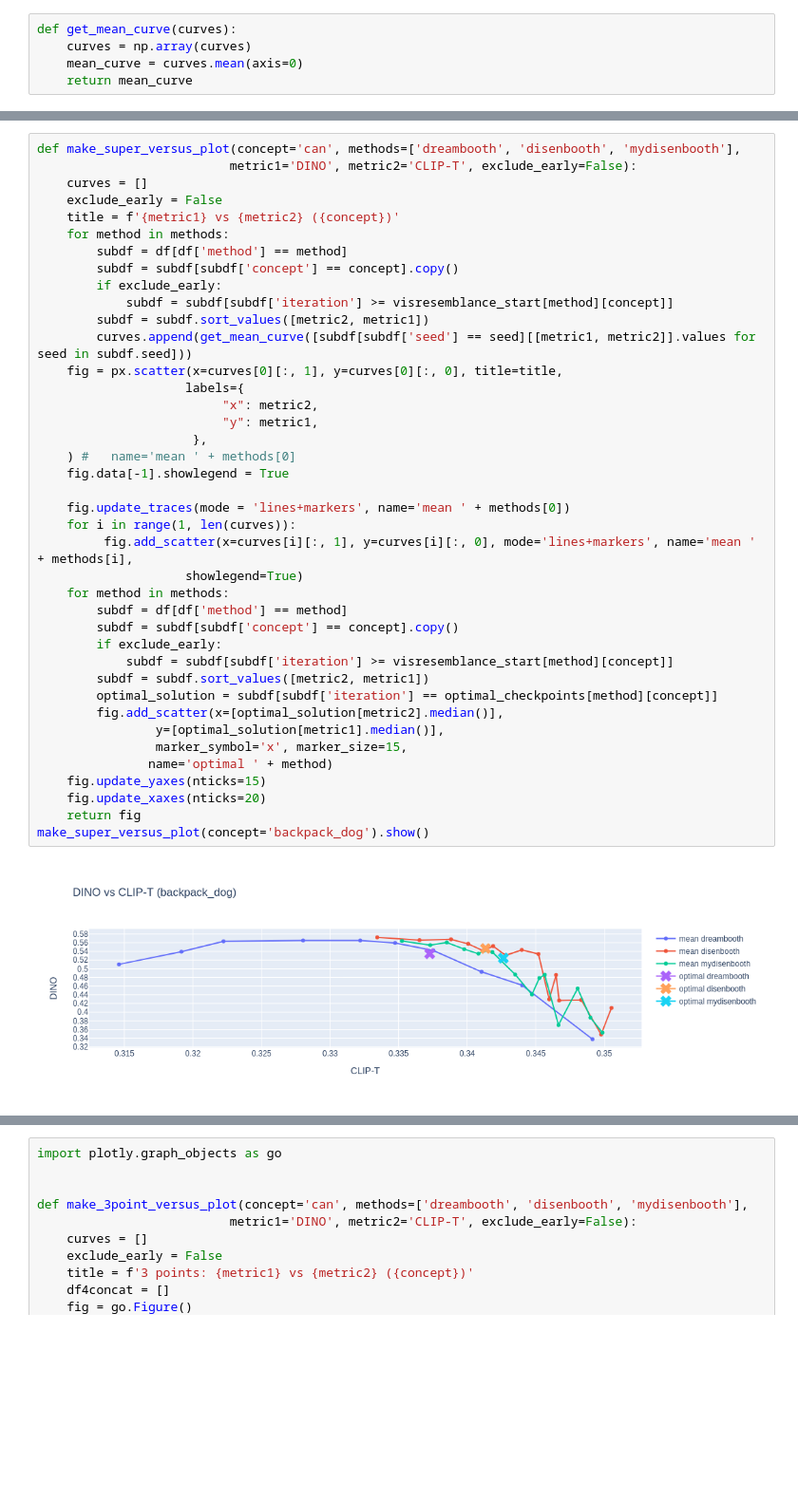
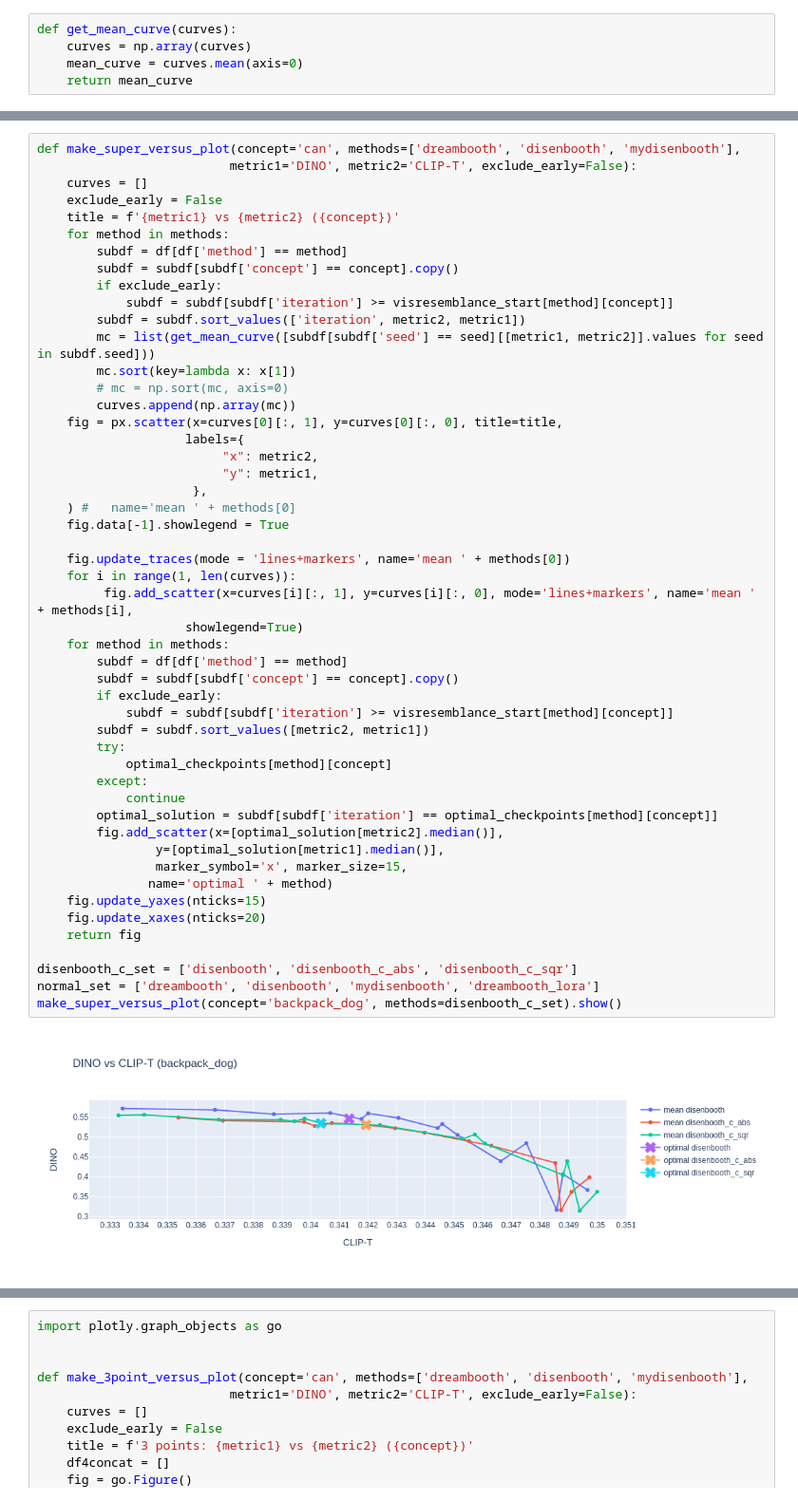
Before and after one commit to AIshutin/subject-driven-gen-eval, a Jupyter notebook: Trajectory-studies.ipynb, the cells around one changed output, grey strips where cells are left out. Shown at 95% size. Saved outputs shown, nothing was run; the diff lists cells and outputs as text; blank space fills up the shorter version.

```diff
--- a/Trajectory-studies.ipynb
+++ b/Trajectory-studies.ipynb
@@ -249,37 +303,47 @@ def make_super_versus_plot(concept='can', methods=['dreambooth', 'disenbooth', '
         subdf = subdf[subdf['concept'] == concept].copy()
         if exclude_early:
             subdf = subdf[subdf['iteration'] >= visresemblance_start[method][concept]]
-        subdf = subdf.sort_values([metric2, metric1])
-        curves.append(get_mean_curve([subdf[subdf['seed'] == seed][[metric1, metric2]].values for seed in subdf.seed]))
+        subdf = subdf.sort_values(['iteration', metric2, metric1])
+        mc = list(get_mean_curve([subdf[subdf['seed'] == seed][[metric1, metric2]].values for seed in subdf.seed]))
+        mc.sort(key=lambda x: x[1])
+        # mc = np.sort(mc, axis=0)
+        curves.append(np.array(mc))
     fig = px.scatter(x=curves[0][:, 1], y=curves[0][:, 0], title=title,
                     labels={
                          "x": metric2,
                          "y": metric1,
                      },
     ) #   name='mean ' + methods[0]
     fig.data[-1].showlegend = True
 
     fig.update_traces(mode = 'lines+markers', name='mean ' + methods[0])
     for i in range(1, len(curves)):
          fig.add_scatter(x=curves[i][:, 1], y=curves[i][:, 0], mode='lines+markers', name='mean ' + methods[i],
                     showlegend=True)
     for method in methods:
         subdf = df[df['method'] == method]
         subdf = subdf[subdf['concept'] == concept].copy()
         if exclude_early:
             subdf = subdf[subdf['iteration'] >= visresemblance_start[method][concept]]
         subdf = subdf.sort_values([metric2, metric1])
+        try:
+            optimal_checkpoints[method][concept]
+        except:
+            continue
         optimal_solution = subdf[subdf['iteration'] == optimal_checkpoints[method][concept]]
         fig.add_scatter(x=[optimal_solution[metric2].median()],
                 y=[optimal_solution[metric1].median()],
                 marker_symbol='x', marker_size=15,
                name='optimal ' + method)
     fig.update_yaxes(nticks=15)
     fig.update_xaxes(nticks=20)
     return fig
-make_super_versus_plot(concept='backpack_dog').show()
+
+disenbooth_c_set = ['disenbooth', 'disenbooth_c_abs', 'disenbooth_c_sqr']
+normal_set = ['dreambooth', 'disenbooth', 'mydisenbooth', 'dreambooth_lora']
+make_super_versus_plot(concept='backpack_dog', methods=disenbooth_c_set).show()
 # %% [output]
-[figure, old version]
+[figure, new version]
 # %%
 make_super_versus_plot(concept='backpack_dog', metric1='DIV', metric2='DINO').show()
 # %% [output]
```
Also changed, not shown: parts of 7 cells of this notebook, 8 other files.
